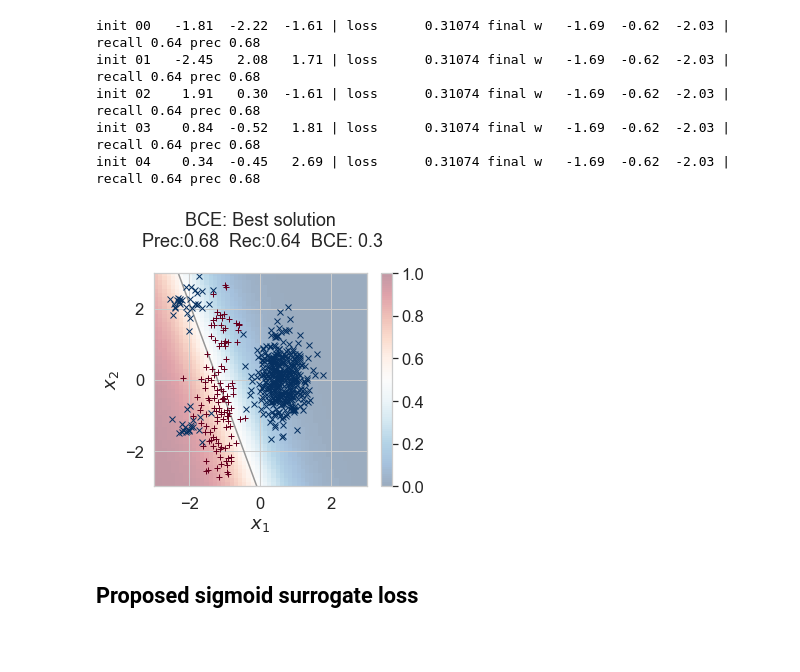
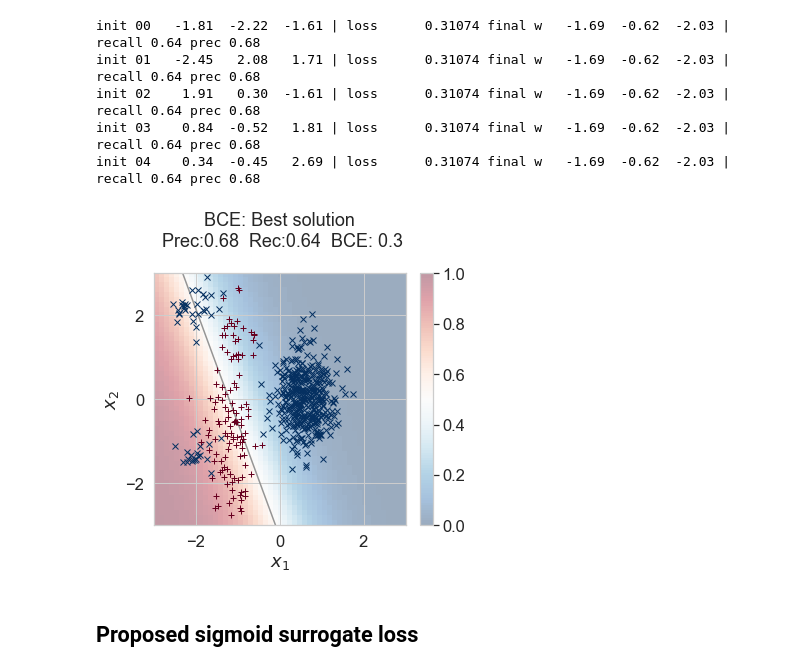
Before and after one commit to tufts-ml/toy_example_precision_recall_multiple_bounds_comparison, a Jupyter notebook: toy_example_comparing_BCE_Hinge_and_Sigmoid.ipynb, the cells around one changed output. Drawn from its saved outputs; the diff is of its cells as text; code cells hidden in the pictures; blank space fills up the shorter version.

```diff
--- a/toy_example_comparing_BCE_Hinge_and_Sigmoid.ipynb
+++ b/toy_example_comparing_BCE_Hinge_and_Sigmoid.ipynb
@@ -164,15 +164,15 @@ init 04    0.34  -0.45   2.69 | loss      0.31074 final w   -1.69  -0.62  -2.03
 # %%
 perf, im, cbar = visuals.pretty_plot_decision_boundary(
     best_w_D__bce, x_ND, y_N,
     title_str='BCE: Best solution',
     x1_ticks=[-2, 0, 2],
     x2_ticks=[-2, 0, 2],
     G=51, H=51, figsize=figsize);
 
-plt.tight_layout()
+# plt.tight_layout()
 plt.savefig(os.path.join("images", "BCE_plus_threshold_search_solution.png"))
 # %% [output]
-[figure, old version]
+[figure, new version]
 # %% [markdown]
 ## Proposed sigmoid surrogate loss
 # %%
```
Also changed, not shown: parts of 3 cells of this notebook, 4 other files.
